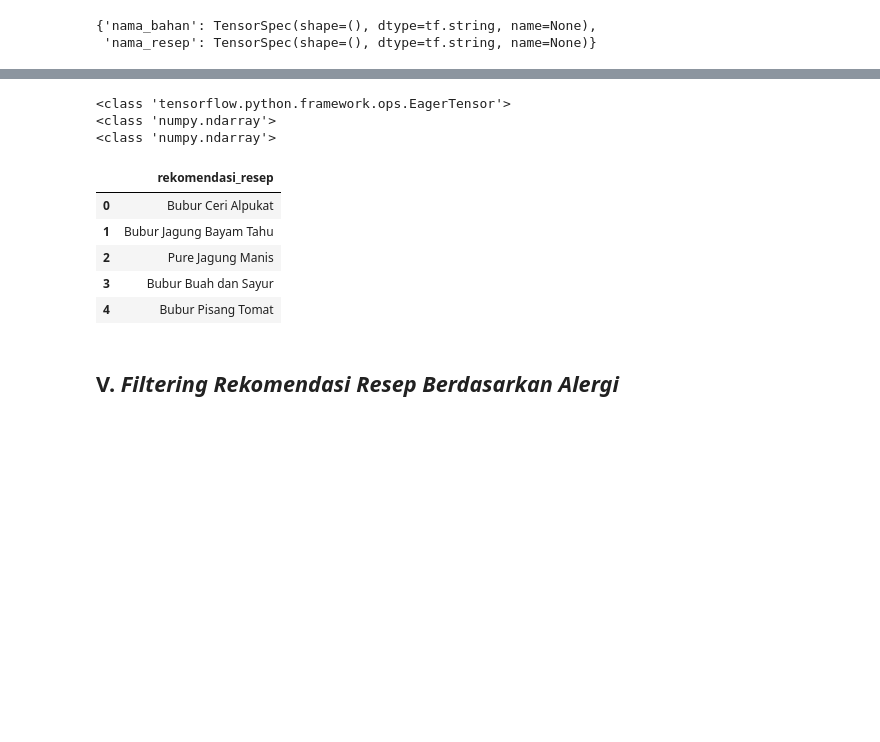
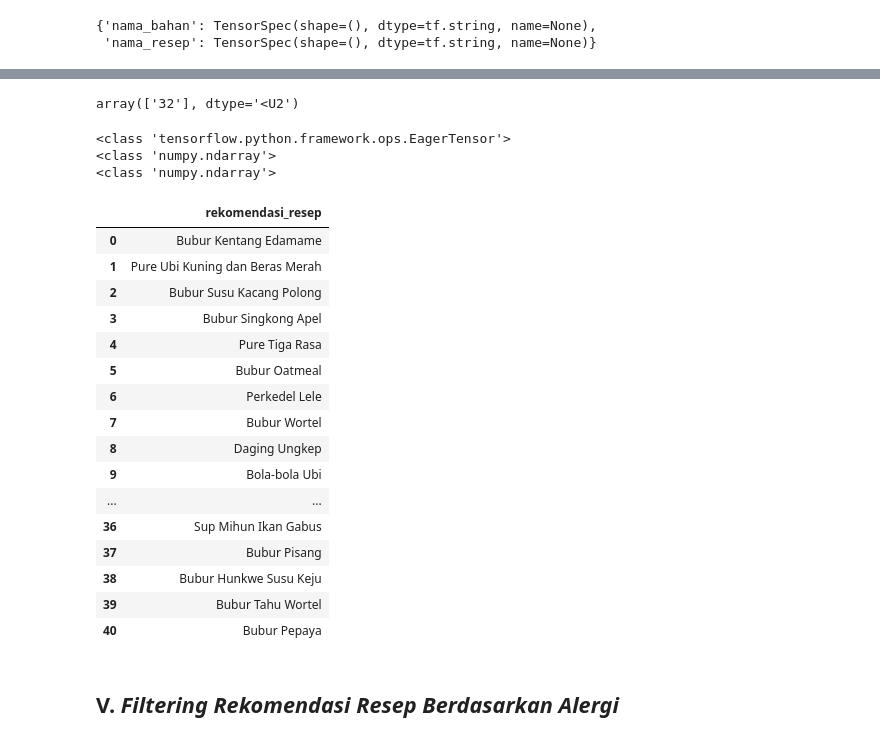
Before and after one commit to fathur666/SIMPASI, a Jupyter notebook: SIMPASI_MODEL.ipynb, the cells around one changed output, grey strips where cells are left out. Drawn from its saved outputs; the diff is of its cells as text; code cells hidden in the pictures; blank space fills up the shorter version.

Commit message:
Fiiltering menus based on age, interpreting and convert the model to tflite

```diff
--- a/SIMPASI_MODEL.ipynb
+++ b/SIMPASI_MODEL.ipynb
@@ -532,5 +578,5 @@ array([b'1', b'11', b'12', b'15', b'19', b'23', b'25', b'26', b'28',
 # %%
-embedding_dimension = 8
+embedding_dimension = 16
 # %%
 #Query Tower
 user_model = tf.keras.Sequential([
@@ -635,3 +690,3 @@ cached_test = test.batch(8).cache()
 # %%
-model.fit(cached_train, epochs=5)
+history = model.fit(cached_train, epochs=10)
 # %% [output]
@@ -661,6 +725,6 @@ model.evaluate(cached_test, return_dict=True)
 # %%
 # Create a model that takes in raw query features, and
-index = tfrs.layers.factorized_top_k.BruteForce(model.user_model, 41)
+index = tfrs.layers.factorized_top_k.BruteForce(model.user_model)
 # recommends movies out of the entire movies dataset.
 index.index_from_dataset(
   tf.data.Dataset.zip((menu.batch(100), menu.batch(100).map(model.menu_model)))
@@ -689,16 +741,18 @@ Recommendations for user 10: [[b'Bubur Ceri Alpukat' b'Bubur Jagung Bayam Tahu'
 # %%
+# Export the query model.
 with tempfile.TemporaryDirectory() as tmp:
-  path = os.path.join(tmp, "model")
 
   # Save the index.
-  tf.saved_model.save(index, path)
+  tf.saved_model.save(obj=index, export_dir="export")
 
   # Load it back; can also be done in TensorFlow Serving.
-  loaded = tf.saved_model.load(path)
+  loaded = tf.saved_model.load("export")
 
+  print(loaded)
   # Pass a user id in, get top predicted movie titles back.
-  scores, titles = loaded(["42"])
+  scores, titles = loaded(["32"])
 
-  print(f"Recommendations: {titles[0][:41]}")
+  print(f"Recommendations: {titles[0][:3]}")
+  loaded
 # %% [output]
 WARNING:absl:Found untraced functions such as query_with_exclusions while saving (showing 1 of 1). These functions will not be directly callable after loading.
@@ -716,3 +879,7 @@ Recommendations: [b'Bubur Pisang Tomat' b'Bubur Talas Apel' b'Bubur Tahu' b'Apel
+# %%
+np.array(["32"])
+# %% [output]
+array(['32'], dtype='<U2')
 # %%
 print(type(titles))            # <type 'EagerTensor'>
 print(type(titles.numpy()))    # <type 'numpy.ndarray'>
@@ -724,15 +891,26 @@ print(type(np.array(titles)))  # <type 'numpy.ndarray'>
 # %%
 titles_numpy = np.array(titles).transpose().astype(str)
 
 rekomendasi = pd.DataFrame(titles_numpy, columns=["rekomendasi_resep"])
-rekomendasi.head()
+rekomendasi
 # %% [output]
 |  | rekomendasi_resep |
-| 0 | Bubur Ceri Alpukat |
-| 1 | Bubur Jagung Bayam Tahu |
-| 2 | Pure Jagung Manis |
-| 3 | Bubur Buah dan Sayur |
-| 4 | Bubur Pisang Tomat |
+| 0 | Bubur Kentang Edamame |
+| 1 | Pure Ubi Kuning dan Beras Merah |
+| 2 | Bubur Susu Kacang Polong |
+| 3 | Bubur Singkong Apel |
+| 4 | Pure Tiga Rasa |
+| 5 | Bubur Oatmeal |
+| 6 | Perkedel Lele |
+| 7 | Bubur Wortel |
+| 8 | Daging Ungkep |
+| 9 | Bola-bola Ubi |
+| ... | ... |
+| 36 | Sup Mihun Ikan Gabus |
+| 37 | Bubur Pisang |
+| 38 | Bubur Hunkwe Susu Keju |
+| 39 | Bubur Tahu Wortel |
+| 40 | Bubur Pepaya |
 # %% [markdown]
 ## V. *Filtering Rekomendasi Resep Berdasarkan Alergi*
 # %%
```
Also changed, not shown: parts of 50 cells of this notebook.
